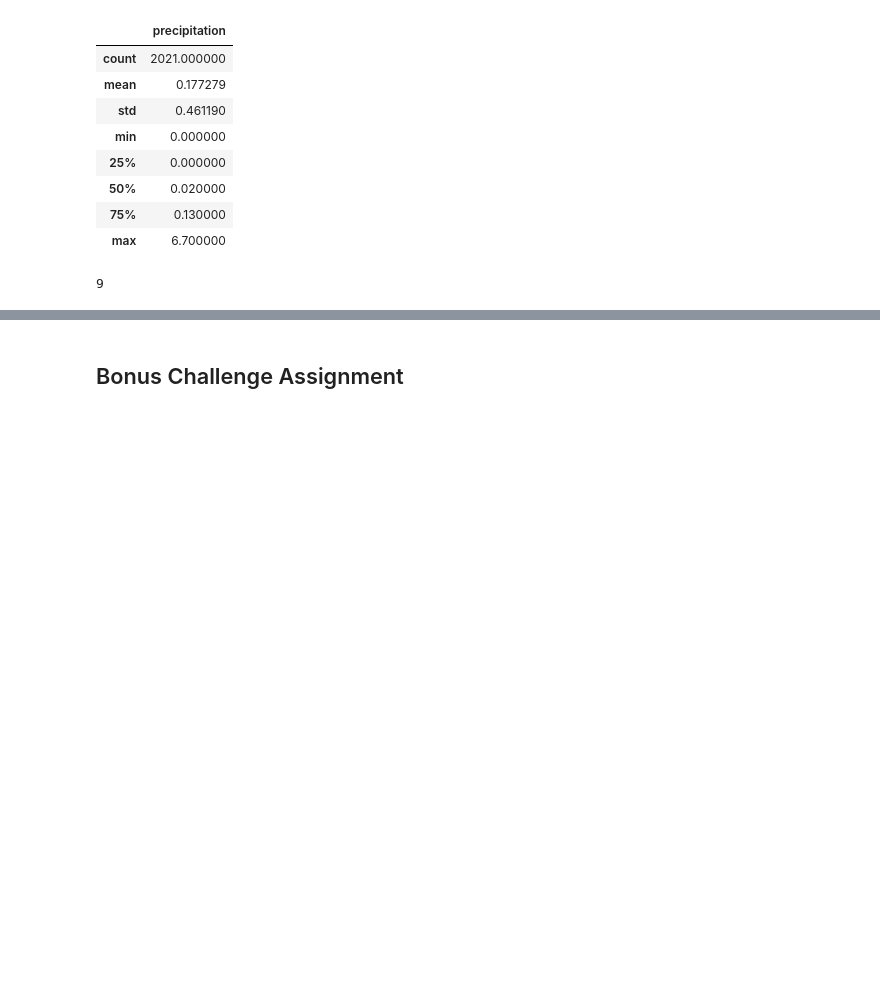
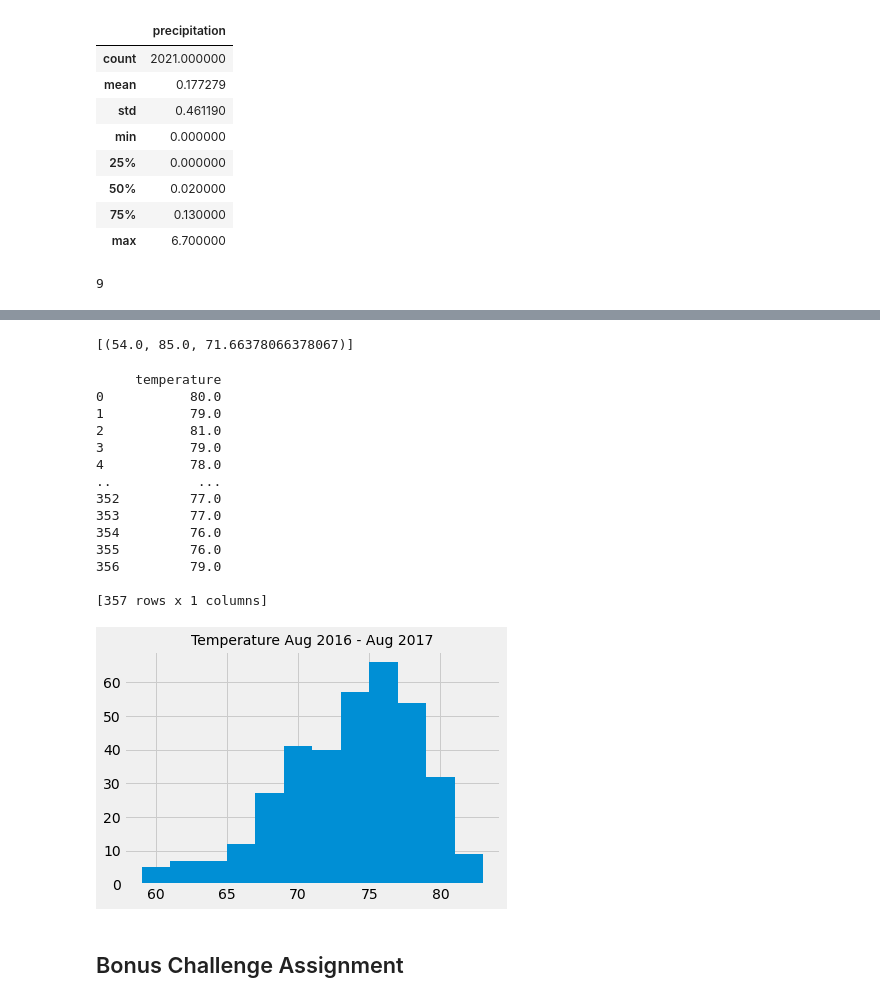
Before and after one commit to zhr47/sqlalchemy-challenge, a Jupyter notebook: climate_starter.ipynb, the cells around one changed output, grey strips where cells are left out. Cells and saved outputs as stored; diff of their text form; code cells hidden in the pictures; blank space fills up the shorter version.

```diff
--- a/climate_starter.ipynb
+++ b/climate_starter.ipynb
@@ -110,9 +121,43 @@ stations
 # %%
 # Using the station id from the previous query, calculate the lowest temperature recorded,
 # highest temperature recorded, and average temperature of the most active station?
+session.query(func.min(Measurement.tobs),func.max(Measurement.tobs),func.avg(Measurement.tobs)).filter(Measurement.station=='USC00519281').all()
+# %% [output]
+[(54.0, 85.0, 71.66378066378067)]
 # %%
 # Choose the station with the highest number of temperature observations.
 # Query the last 12 months of temperature observation data for this station and plot the results as a histogram
+session.query(Measurement.station, func.count(Measurement.tobs)).group_by(Measurement.station).order_by(func.count(Measurement.tobs).desc()).all()
+
+prev_yr = dt.date(2017, 8, 18) - dt.timedelta(days=365)
+
+results = session.query(Measurement.tobs).filter(Measurement.date >= prev_yr).filter(Measurement.station=='USC00519281').all()
+
+prev_yr_df = pd.DataFrame(results, columns=['temperature'])
+print(prev_yr_df)
+
+# Plot the histogram
+prev_yr_df.hist(bins=12)
+plt.title('Temperature Aug 2016 - Aug 2017', fontsize=14)
+plt.savefig("images/temp_histo.png")
+
+plt.show()
+# %% [output]
+     temperature
+0           80.0
+1           79.0
+2           81.0
+3           79.0
+4           78.0
+..           ...
+352         77.0
+353         77.0
+354         76.0
+355         76.0
+356         79.0
+
+[357 rows x 1 columns]
+[figure, added]
 # %% [markdown]
 ## Bonus Challenge Assignment
 # %%
```
Also changed, not shown: parts of 1 cell of this notebook, 1 other file.
